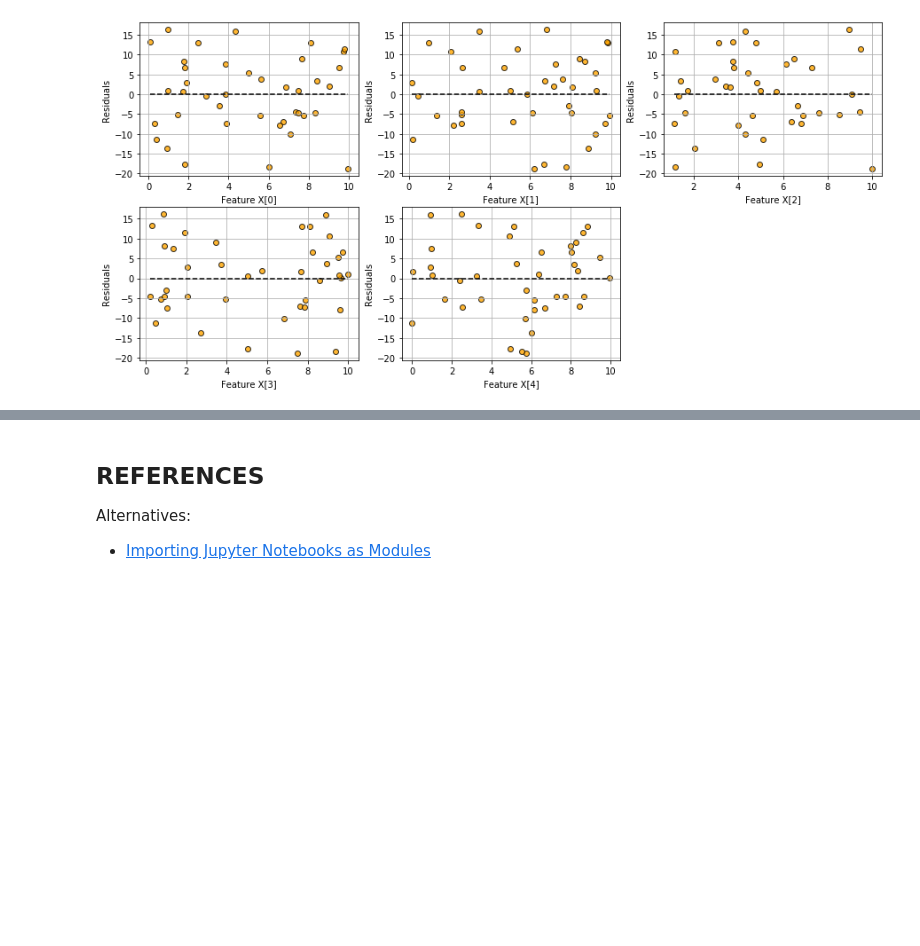
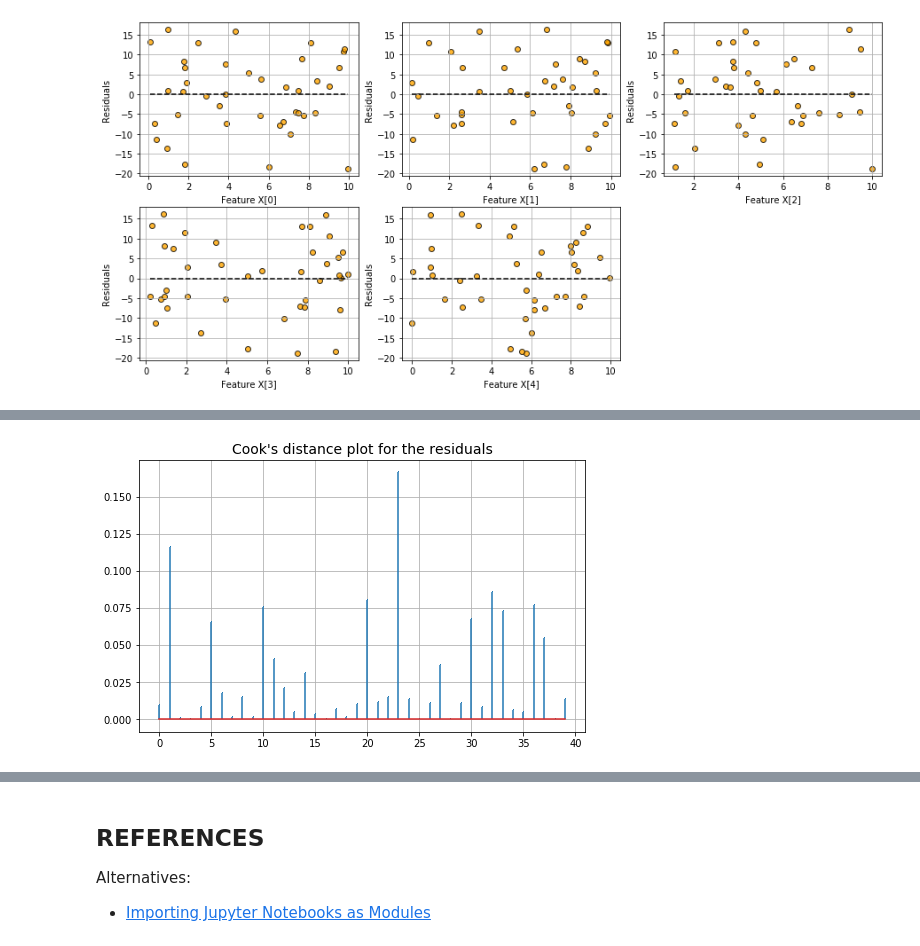
Before and after one commit to erikapat/OOP, a Jupyter notebook: Python/Example3.ipynb, the cells around one changed output, grey strips where cells are left out. Saved outputs shown, nothing was run; the diff lists cells and outputs as text; code cells hidden in the pictures; blank space fills up the shorter version.

Commit message:
2nd example-plots2

```diff
--- a/Python/Example3.ipynb
+++ b/Python/Example3.ipynb
@@ -115,0 +117,5 @@ This may take a little time. Have patience...
+# %%
+#Cook's distance plot
+model.cook_distance()
+# %% [output]
+[figure, added]
```
Also changed, not shown: parts of 7 cells of this notebook.
